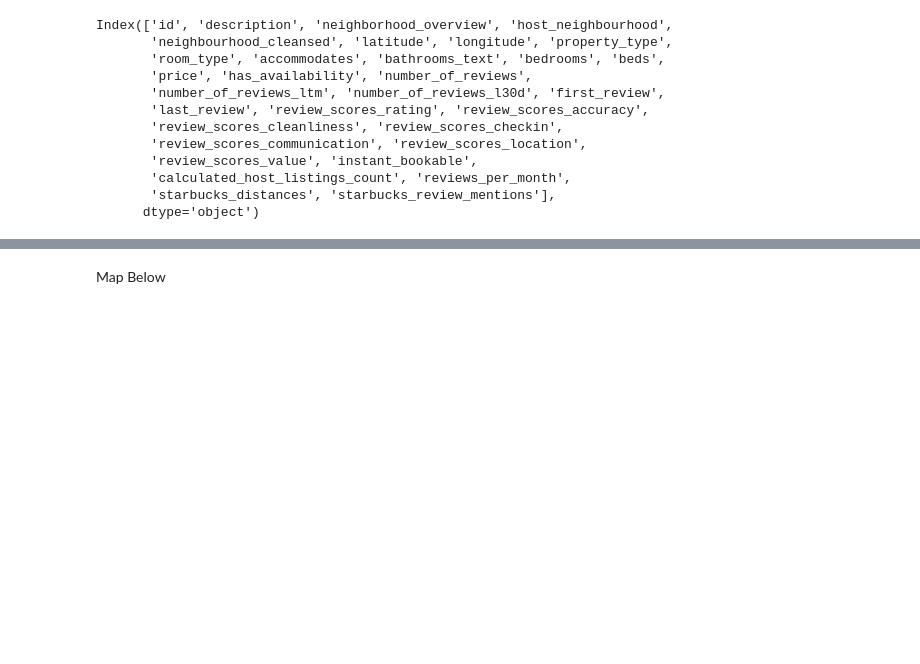
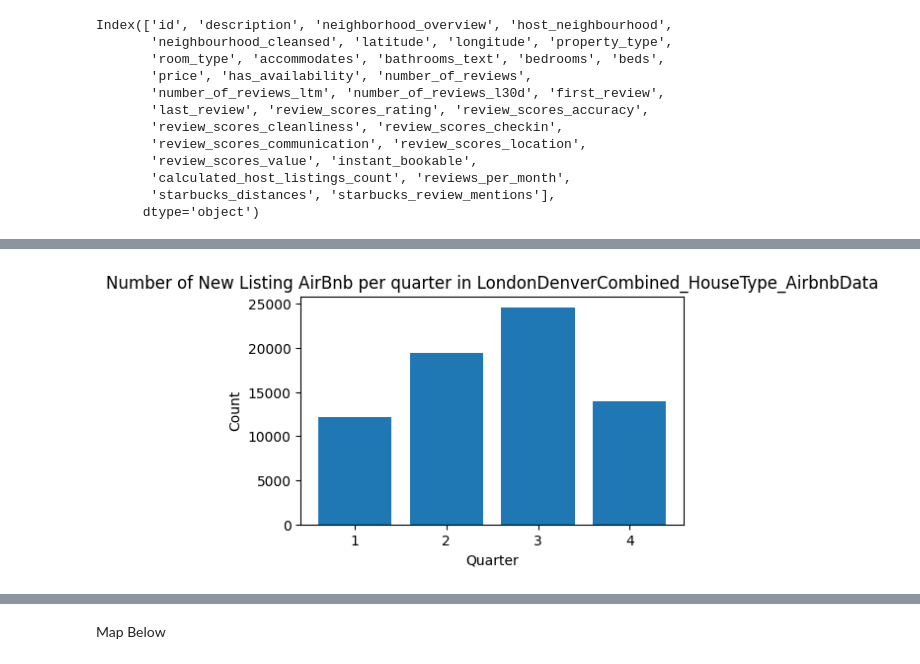
Before and after one commit to mdipinto1/m.c-squared, a Jupyter notebook: map_notebook_cz.ipynb, the cells around one changed output, grey strips where cells are left out. Cells and saved outputs as stored; diff of their text form; code cells hidden in the pictures; blank space fills up the shorter version.

```diff
--- a/map_notebook_cz.ipynb
+++ b/map_notebook_cz.ipynb
@@ -426,0 +473,4 @@ plt.show()
+# %%
+TimeSliceForNewAirbnb(Den_Lon_combinedNewBnb_df,Q)
+# %% [output]
+[figure, added]
```
Also changed, not shown: parts of 30 cells of this notebook.
